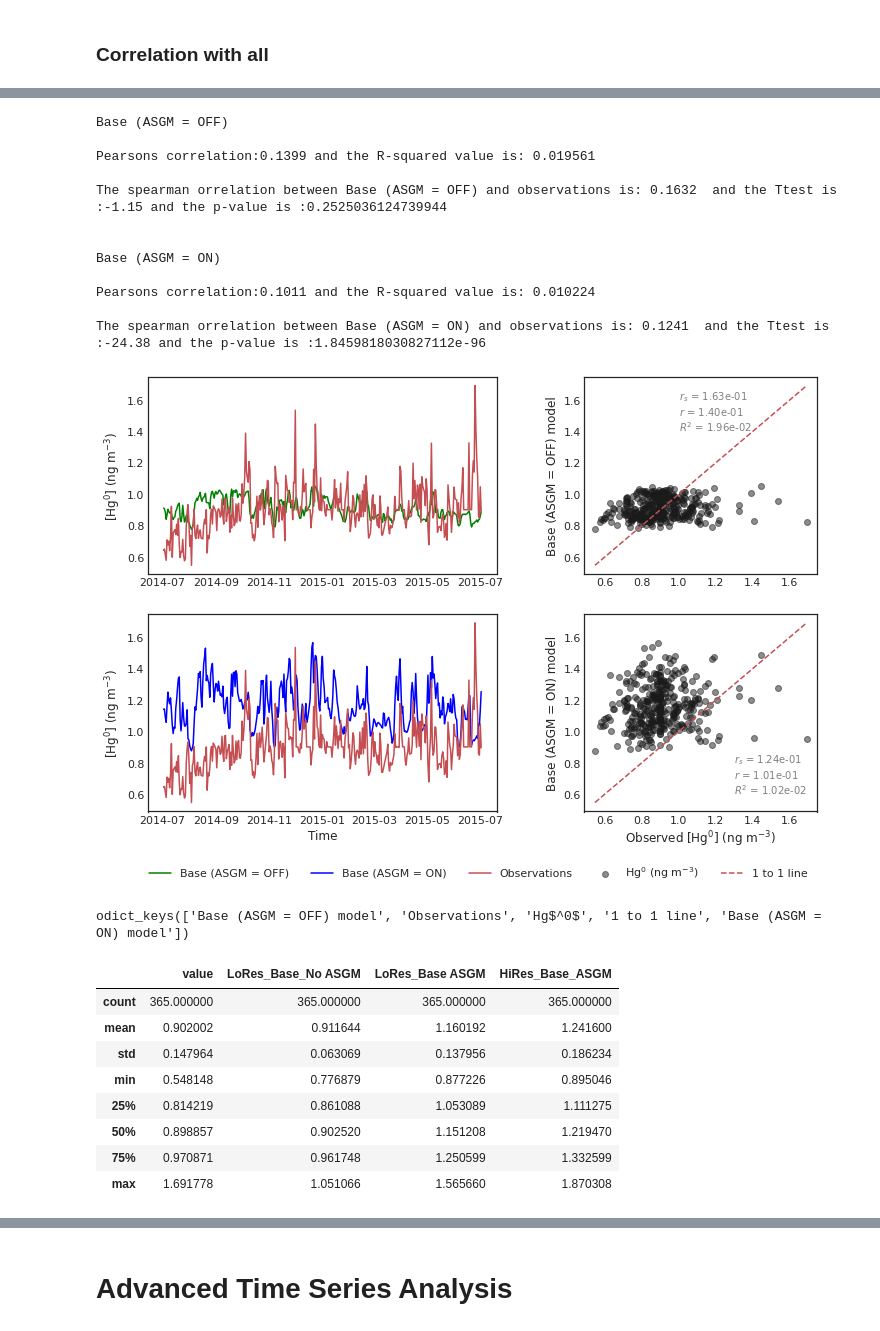
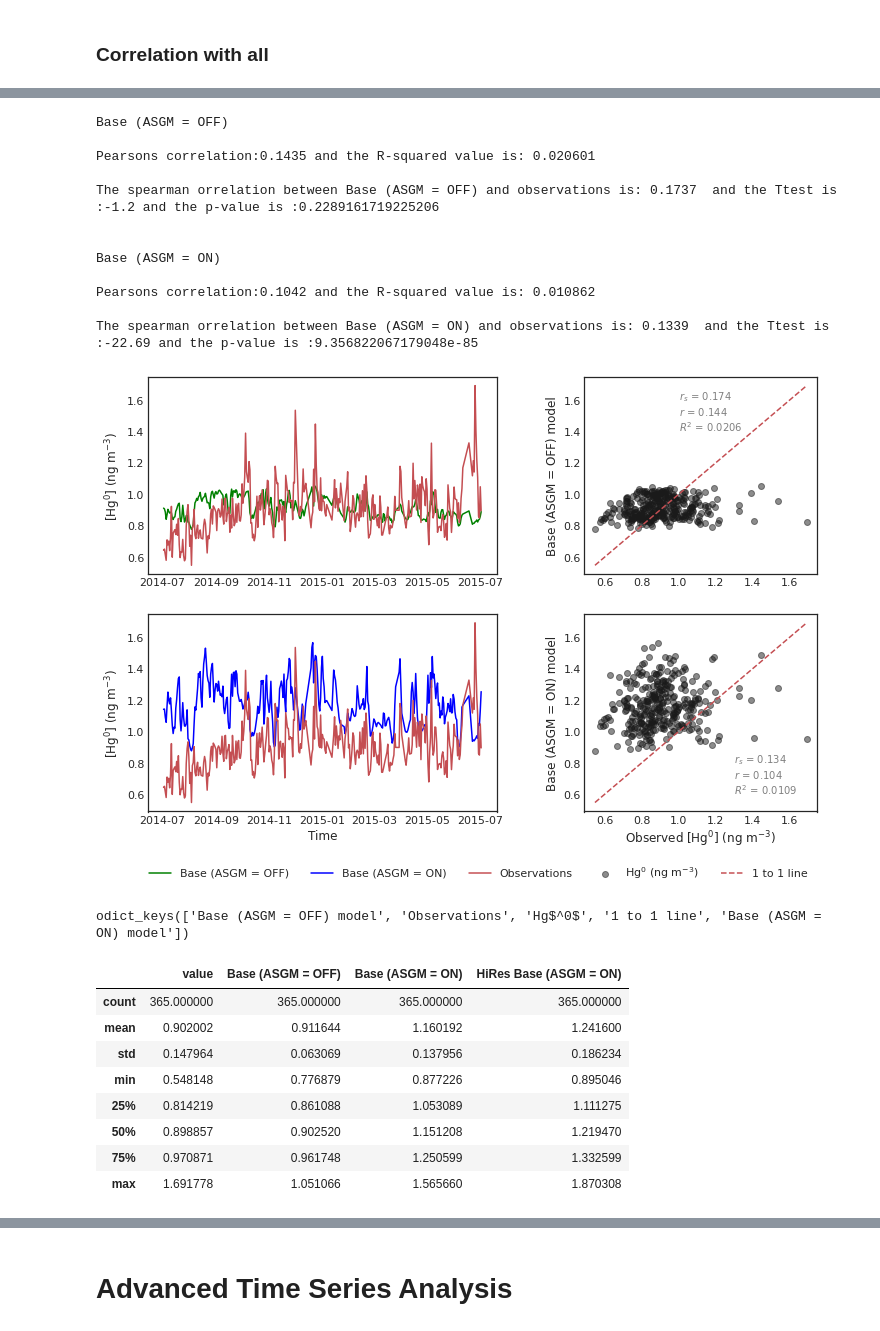
Before and after one commit to Shakes-tzd/MIT_TPP_thesis, a Jupyter notebook: JPnotebooks/Time series plots .ipynb, the cells around one changed output, grey strips where cells are left out. Drawn from its saved outputs; the diff is of its cells as text; code cells hidden in the pictures.

```diff
--- a/JPnotebooks/Time series plots .ipynb
+++ b/JPnotebooks/Time series plots .ipynb
@@ -87,4 +82,0 @@ plt.show()
-# %%
-
-obs=obs_nc
-obs.index = pd.to_datetime(obs.index)
@@ -131,5 +109,3 @@ plt.xlabel(X_label)
 plt.show()
 # %% [output]
 [figure]
-# %%
-GC_asgm.index = pd.to_datetime(GC_asgm.index)
@@ -638,4 +596,4 @@ dfNC=obsNC[:]
 dfNC['Base (ASGM = OFF)']=GCno_asgm.SpeciesConc_Hg0
 dfNC['Base (ASGM = ON)']=GC_asgm.SpeciesConc_Hg0
 dfNC['HiRes Base (ASGM = ON)']=GC_asgmHiRes.SpeciesConc_Hg0
-dfNC
+dfNC.dropna(inplace=True)
@@ -732,7 +687,7 @@ for mod in models:
 
     corr_s=stats.spearmanr(df_0NA[obs_d], df_0NA[mod])
     print(f"The spearman orrelation between {mod} and observations is: {round(corr_s[0],4)}  and the Ttest is :{round(t_test[0],2)} and the p-value is :{t_test[1]}\n")#The R-squared Value of {mod} is: {R_square} \
-    my_stats=["{:.2e}".format(corr_p),"{:.2e}".format(corr_p**2), "{:.2e}".format(corr_s[0])]
+    my_stats=["{:.3}".format(corr_p),"{:.3}".format(corr_p**2), "{:.3}".format(corr_s[0])]
 
 
 
@@ -749,38 +704,38 @@ for ax in fig.axes:
     lines.extend(Line)
     labels.extend(Label)
 
 from collections import OrderedDict
 by_label = OrderedDict(zip(labels, lines))
 #odict_keys(['Base (ASGM = OFF) model', 'Observations', 'Hg$^0$', '1 to 1 line', 'Base (ASGM = ON) model'])
 ulines=[by_label['Base (ASGM = OFF) model'],
 by_label['Base (ASGM = ON) model'],
 by_label['Observations'],
 by_label['Hg$^0$'],
 by_label['1 to 1 line']]
 ulabels=['Base (ASGM = OFF)',
         'Base (ASGM = ON)',
          'Observations',
          'Hg$^0$ (ng m$^{-3}$)',
          '1 to 1 line']
 fig.legend(ulines, ulabels,  bbox_to_anchor=(0.9, 0.05),ncol=6)
 name='TimeSeriesNsactter_obsVmodel_v1'
 savepath='/home/tzd/fs03/d1/tzd/Data_analysis/MIT_TPP_thesis/figures/ModelvsObs/'+name+'.pdf'
 fig.savefig(savepath,bbox_inches='tight')
 plt.show()
 # %% [output]
 Base (ASGM = OFF)
 
-Pearsons correlation:0.1399 and the R-squared value is: 0.019561
+Pearsons correlation:0.1435 and the R-squared value is: 0.020601
 
-The spearman orrelation between Base (ASGM = OFF) and observations is: 0.1632  and the Ttest is :-1.15 and the p-value is :0.2525036124739944
+The spearman orrelation between Base (ASGM = OFF) and observations is: 0.1737  and the Ttest is :-1.2 and the p-value is :0.2289161719225206
 
 
 Base (ASGM = ON)
 
-Pearsons correlation:0.1011 and the R-squared value is: 0.010224
+Pearsons correlation:0.1042 and the R-squared value is: 0.010862
 
-The spearman orrelation between Base (ASGM = ON) and observations is: 0.1241  and the Ttest is :-24.38 and the p-value is :1.8459818030827112e-96
+The spearman orrelation between Base (ASGM = ON) and observations is: 0.1339  and the Ttest is :-22.69 and the p-value is :9.356822067179048e-85
-[figure, old version]
+[figure, new version]
 # %%
 by_label.keys()
 # %% [output]
@@ -788,7 +743,7 @@ odict_keys(['Base (ASGM = OFF) model', 'Observations', 'Hg$^0$', '1 to 1 line',
 # %%
 dfNC.describe()
 # %% [output]
-|  | value | LoRes_Base_No ASGM | LoRes_Base ASGM | HiRes_Base_ASGM |
+|  | value | Base (ASGM = OFF) | Base (ASGM = ON) | HiRes Base (ASGM = ON) |
 | count | 365.000000 | 365.000000 | 365.000000 | 365.000000 |
 | mean | 0.902002 | 0.911644 | 1.160192 | 1.241600 |
 | std | 0.147964 | 0.063069 | 0.137956 | 0.186234 |
```
Also changed, not shown: parts of 30 cells of this notebook, 9 other files.
